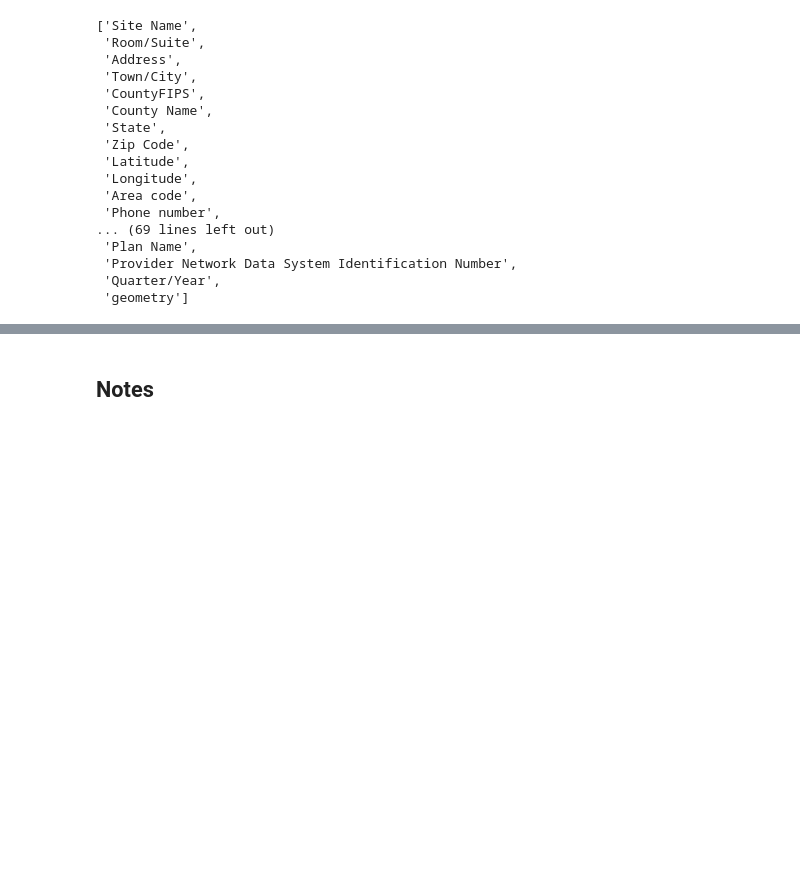
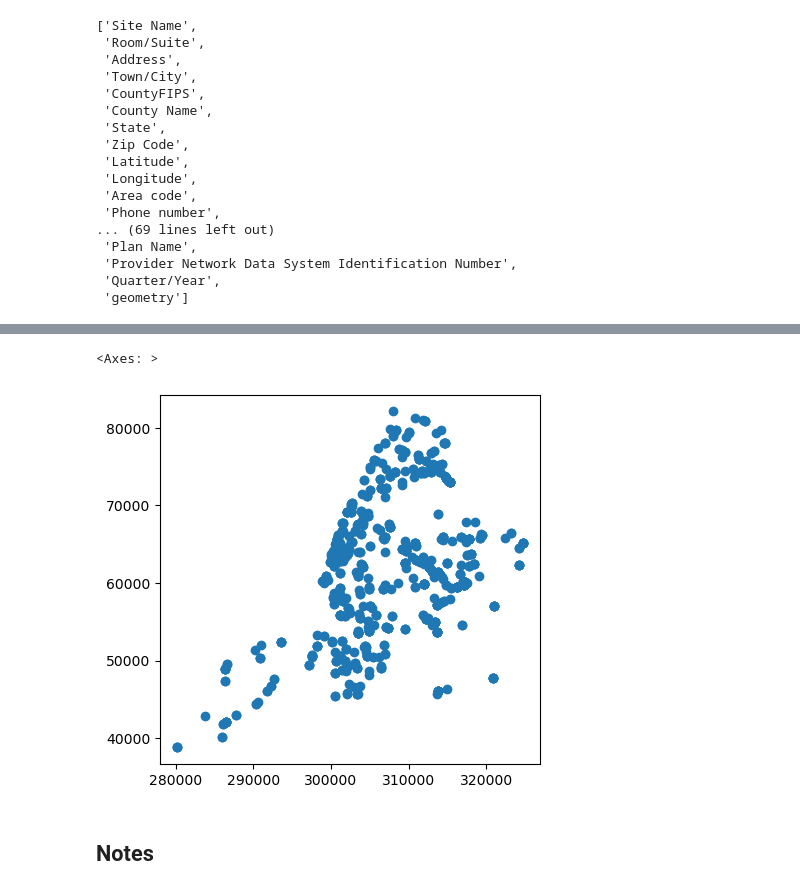
Before and after one commit to yianzhang14/cybergis_hospitals, a Jupyter notebook: data_cleaning_pnds.ipynb, the cells around one changed output, grey strips where cells are left out. Drawn from its saved outputs; the diff is of its cells as text; code cells hidden in the pictures; blank space fills up the shorter version.

```diff
--- a/data_cleaning_pnds.ipynb
+++ b/data_cleaning_pnds.ipynb
@@ -208,4 +235,9 @@ final_df
 835 rows × 3 columns
+# %%
+df_urgent_cleaned.plot()
+# %% [output]
+<Axes: >
+[figure, added]
 # %% [markdown]
 ## Notes
 # %% [markdown]
```
Also changed, not shown: parts of 7 cells of this notebook, 1 other file.
